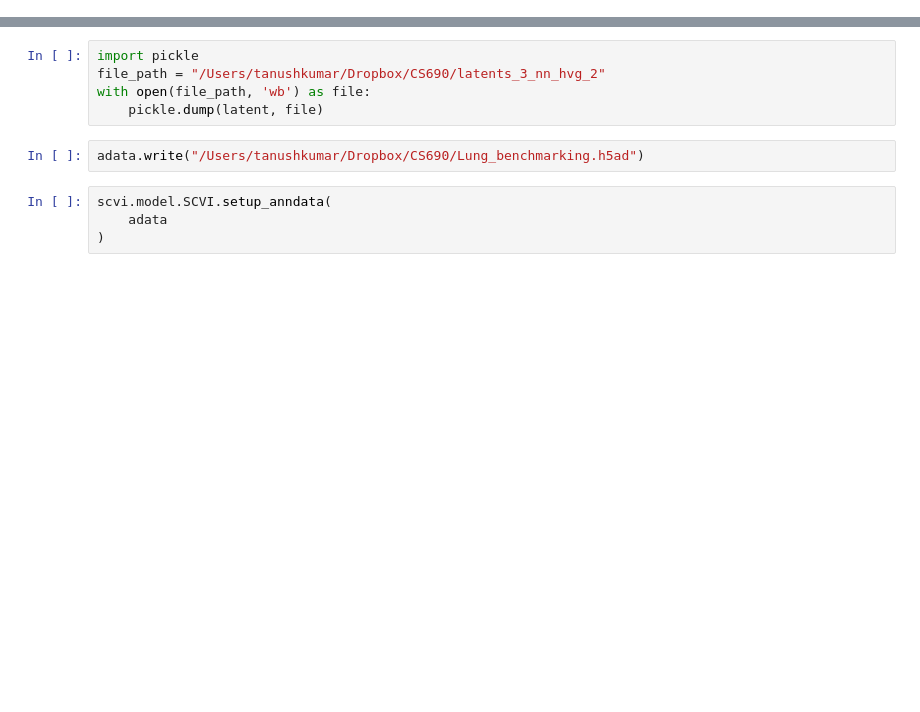
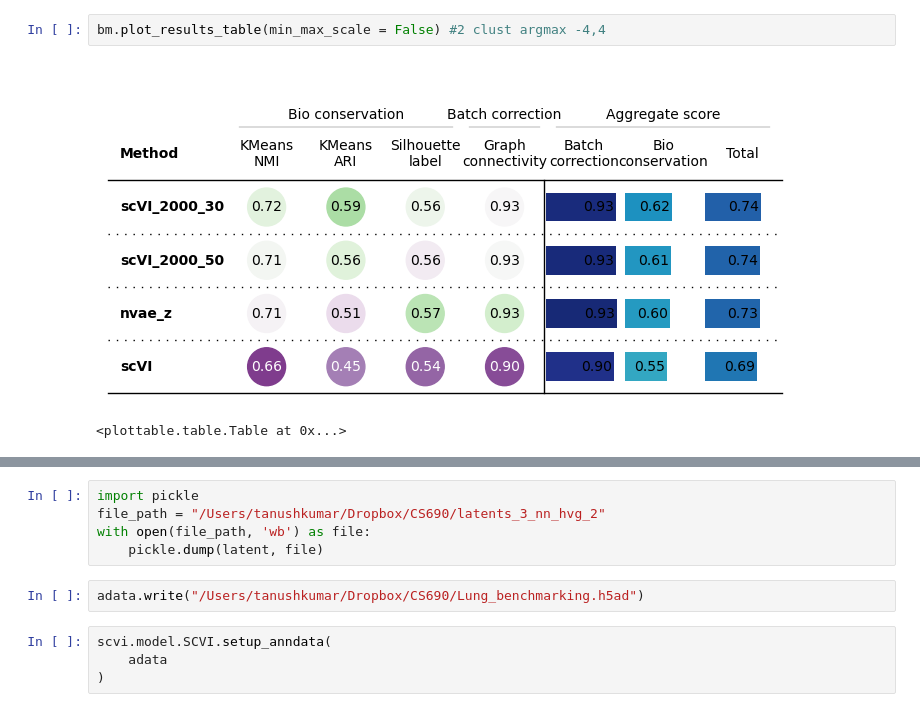
Before and after one commit to franticalien/CS690, a Jupyter notebook: Untitled3.ipynb, the cells around one changed output, grey strips where cells are left out. Drawn from its saved outputs; the diff is of its cells as text; blank space fills up the shorter version.

```diff
--- a/Untitled3.ipynb
+++ b/Untitled3.ipynb
@@ -53,0 +91,5 @@ latent = vae.get_latent_representation()
+# %%
+bm.plot_results_table(min_max_scale = False) #2 clust argmax -4,4
+# %% [output]
+[figure, added]
+<plottable.table.Table at 0x...>
```
Also changed, not shown: parts of 49 cells of this notebook, 10 other files.
